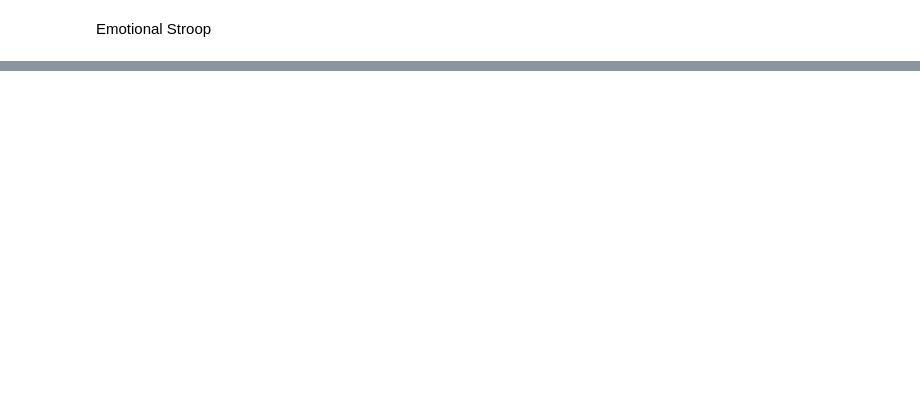
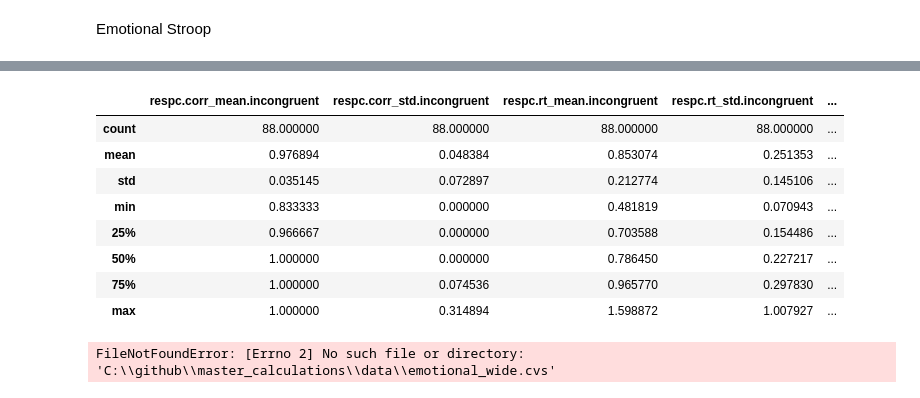
Before and after one commit to KristellMaria/master_calculations, a Jupyter notebook: master_calculations.ipynb, the cells around one changed output, grey strips where cells are left out. Cells and saved outputs as stored; diff of their text form; code cells hidden in the pictures; blank space fills up the shorter version.

```diff
--- a/master_calculations.ipynb
+++ b/master_calculations.ipynb
@@ -113,6 +143,18 @@ emo_wide_df.describe()
 # %%
-stroop_wide_df.describe ()
+stroop_df.describe ()
+# %% [output]
+|  | respc.corr_mean.incongruent | respc.corr_std.incongruent | respc.rt_mean.incongruent | respc.rt_std.incongruent | ... |
+| count | 88.000000 | 88.000000 | 88.000000 | 88.000000 | ... |
+| mean | 0.976894 | 0.048384 | 0.853074 | 0.251353 | ... |
+| std | 0.035145 | 0.072897 | 0.212774 | 0.145106 | ... |
+| min | 0.833333 | 0.000000 | 0.481819 | 0.070943 | ... |
+| 25% | 0.966667 | 0.000000 | 0.703588 | 0.154486 | ... |
+| 50% | 1.000000 | 0.000000 | 0.786450 | 0.227217 | ... |
+| 75% | 1.000000 | 0.074536 | 0.965770 | 0.297830 | ... |
+| max | 1.000000 | 0.314894 | 1.598872 | 1.007927 | ... |
 # %%
-#participants_df = pd.read_excel(Path("C:\github\master_calculations\data\p_details.cvs"), engine="openpyxl", header=1)[["participant_ID", "age", "sex"]]
+#details_df = pd.read_excel(Path("C:\\github\\stroop\\data\\participant_details.xlsx"), engine="openpyxl", header=1)[["participant_ID", "age", "sex"]]
 
-details_df = pd.read_excel(Path("C:\github\master_calculations\data\p_details.cvs"), engine="openpyxl", header=1)[["participant_ID", "age", "sex"]]
+details_df = pd.read_excel(Path("C://github//master_calculations//data//emotional_wide.cvs"), engine="openpyxl", header=1)[["participant_ID", "age", "sex"]]
+# %% [output]
+FileNotFoundError: [Errno 2] No such file or directory: 'C:\\github\\master_calculations\\data\\emotional_wide.cvs'
```
Also changed, not shown: parts of 11 cells of this notebook.
